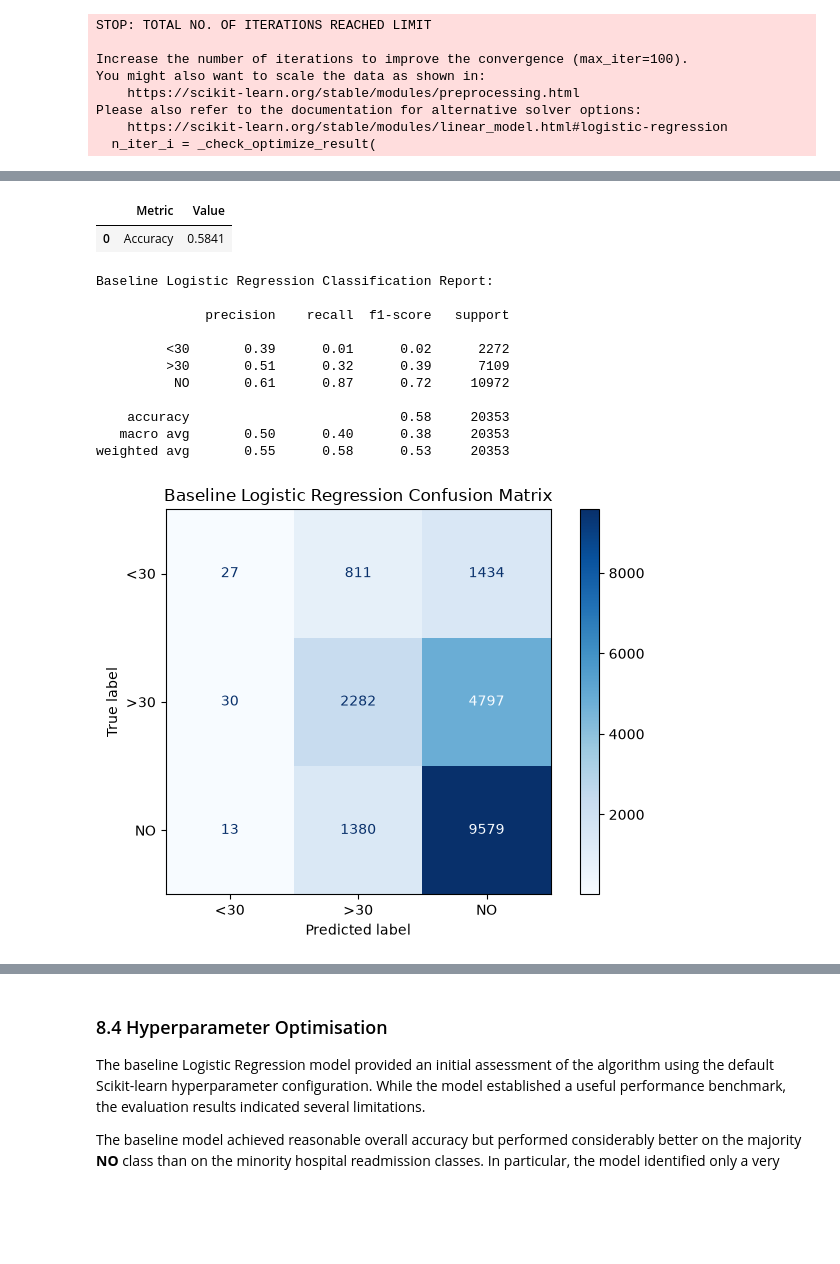
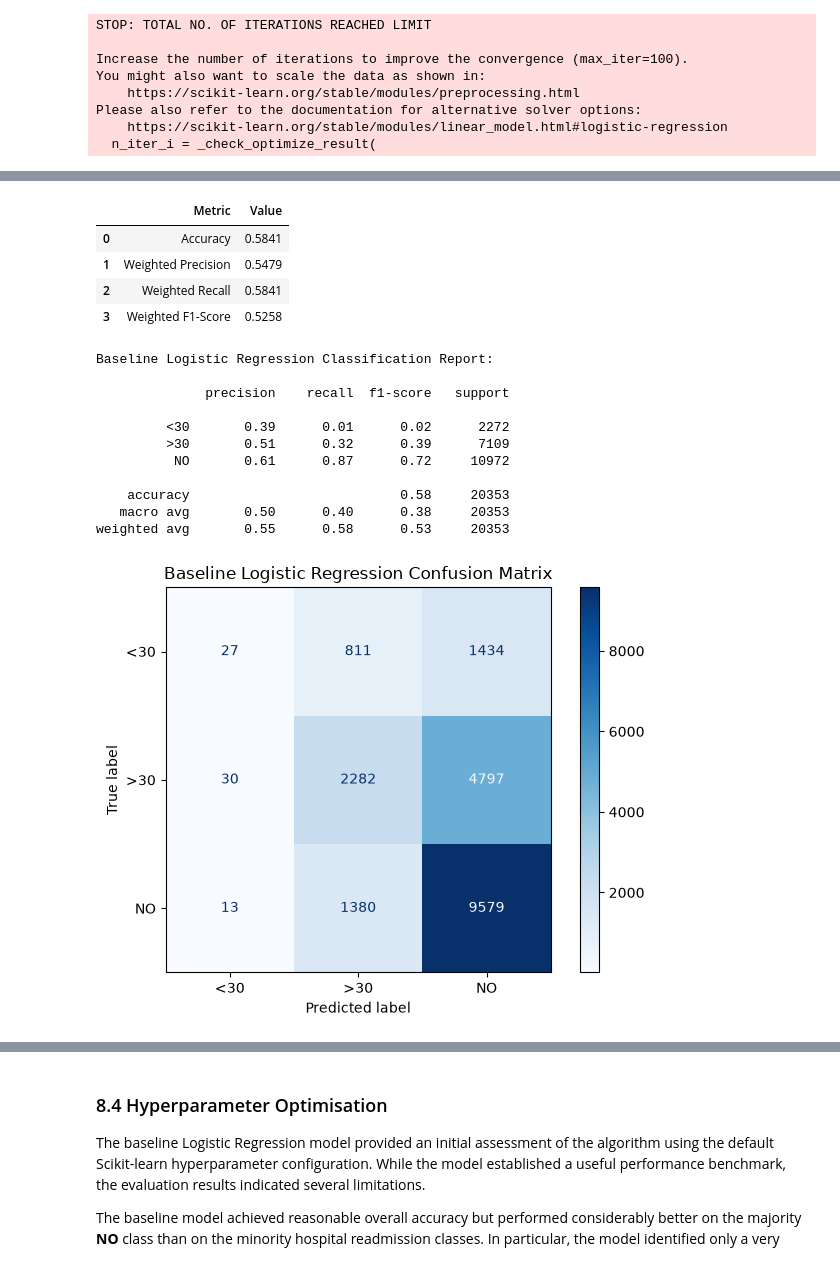
Before and after one commit to ajay-nagpal/Hospital-Readmission-Prediction, a Jupyter notebook: hospital_readmission.ipynb, the cells around one changed output, grey strips where cells are left out. Drawn from its saved outputs; the diff is of its cells as text; code cells hidden in the pictures; blank space fills up the shorter version.

```diff
--- a/hospital_readmission.ipynb
+++ b/hospital_readmission.ipynb
@@ -4070,25 +4073,61 @@ The baseline evaluation will primarily focus on the overall prediction accuracy
 # Import the evaluation metrics.
 from sklearn.metrics import (
     accuracy_score,
+    precision_score,
+    recall_score,
+    f1_score,
     classification_report,
     confusion_matrix,
     ConfusionMatrixDisplay
 )
 
-# Calculate the overall prediction accuracy of the
-# baseline Logistic Regression model.
-baseline_accuracy = accuracy_score(
-    y_test,
-    baseline_predictions
+# Calculate the evaluation metrics.
+baseline_accuracy = float(
+    accuracy_score(
+        y_test,
+        baseline_predictions
+    )
+)
+
+baseline_precision = float(
+    precision_score(
+        y_test,
+        baseline_predictions,
+        average="weighted"
+    )
+)
+
+baseline_recall = float(
+    recall_score(
+        y_test,
+        baseline_predictions,
+        average="weighted"
+    )
+)
+
+baseline_f1 = float(
+    f1_score(
+        y_test,
+        baseline_predictions,
+        average="weighted"
+    )
 )
 
 # Create a summary of the baseline model performance.
 baseline_summary = pd.DataFrame({
+
     "Metric": [
-        "Accuracy"
+        "Accuracy",
+        "Weighted Precision",
+        "Weighted Recall",
+        "Weighted F1-Score"
     ],
+
     "Value": [
-        round(baseline_accuracy, 4)
+        round(baseline_accuracy, 4),
+        round(baseline_precision, 4),
+        round(baseline_recall, 4),
+        round(baseline_f1, 4)
     ]
 })
 
@@ -4096,34 +4135,43 @@ baseline_summary = pd.DataFrame({
 display(baseline_summary)
 
 # Display the detailed classification report.
 print("Baseline Logistic Regression Classification Report:\n")
 
 print(
     classification_report(
         y_test,
         baseline_predictions
     )
 )
+
 # Generate the confusion matrix.
 baseline_confusion_matrix = confusion_matrix(
     y_test,
     baseline_predictions
 )
 
 # Display the confusion matrix.
 ConfusionMatrixDisplay(
+
     confusion_matrix=baseline_confusion_matrix,
+
     display_labels=baseline_logistic_regression.classes_
-).plot(cmap="Blues")
+
+).plot(
+    cmap="Blues"
+)
 
 plt.title("Baseline Logistic Regression Confusion Matrix")
 
 plt.tight_layout()
 
 plt.show()
 # %% [output]
 |  | Metric | Value |
 | 0 | Accuracy | 0.5841 |
+| 1 | Weighted Precision | 0.5479 |
+| 2 | Weighted Recall | 0.5841 |
+| 3 | Weighted F1-Score | 0.5258 |
 Baseline Logistic Regression Classification Report:
 
               precision    recall  f1-score   support
```
Also changed, not shown: parts of 15 cells of this notebook.
